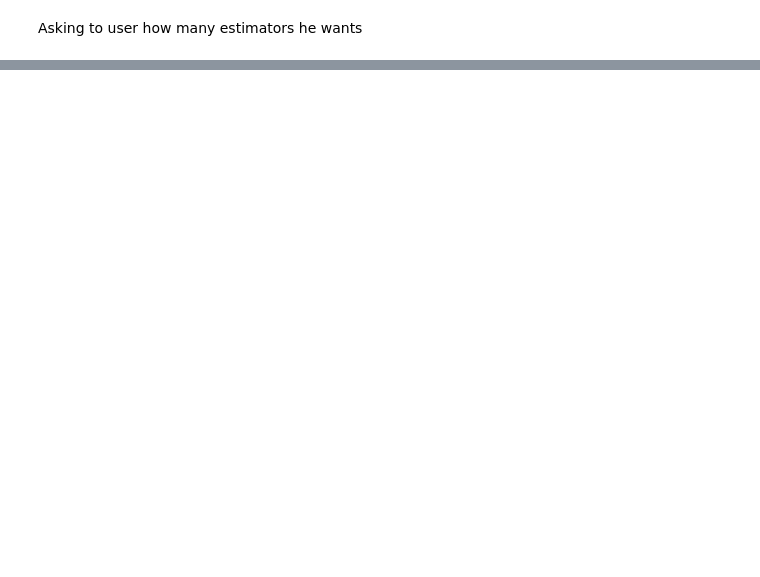
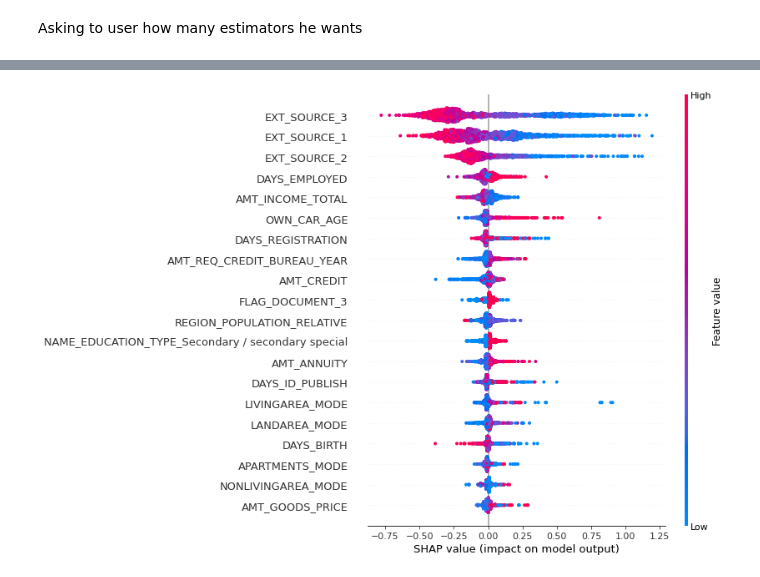
Before and after one commit to Floshonggeu/Big-Data-Applications-Project, a Jupyter notebook: Project.ipynb, the cells around one changed output, grey strips where cells are left out. Saved outputs shown, nothing was run; the diff lists cells and outputs as text; code cells hidden in the pictures; blank space fills up the shorter version.

Commit message:
Added Shap Treexeplainer

```diff
--- a/Project.ipynb
+++ b/Project.ipynb
@@ -52,6 +56,14 @@ Creating function to choose the model
 def choosemodel():
     choice = int(input("What model do you want to use?\n Write '1' for Random Forest,\n Write '2' for Gradient Boosting,\n Write '3' for XGBoost"))
     return choice
+# %%
+def eval_metrics(Y_test, targets):
+        msqe = np.sqrt(mean_squared_error(Y_test, targets))
+        mae = mean_absolute_error(Y_test, targets)
+        r2 = r2_score(Y_test, targets)
+        # Calculating accuracy using scikit-learn
+        accuracy = metrics.accuracy_score(Y_test, targets)
+        return msqe, mae, r2, accuracy
 # %%
 choice = 0
 # %% [markdown]
@@ -99,0 +89,28 @@ Accuracy =  0.9353788935378894
+# %%
+# Launching mlflow and select the chosen model
+with mlflow.start_run():
+    if (choice == 1):
+        model = RandomForestClassifier(n_estimators = estimators)
+    elif (choice == 2):
+        model = GradientBoostingClassifier(n_estimators = estimators)
+    elif (choice == 3):
+        model = xgb.XGBClassifier(n_estimators = estimators, use_label_encoder = False)
+    # Fitting the model
+    model.fit(X_train, Y_train)
+    # Predicting targets
+    targets = model.predict(X_test)
+    explainer = shap.TreeExplainer(model)
+    shap_values = explainer.shap_values(X_test)
+    np.abs(shap_values.sum(1) + explainer.expected_value - targets).max()
+    # Calculating metrics
+    (msqe, mae, r2, accuracy) = eval_metrics(Y_test, targets)
+    # Logging parameters to MLflow
+    mlflow.log_param("model", choice)
+    mlflow.log_param("estimators", estimators)
+    # Logging metrics to MLflow
+    mlflow.log_metric("msqe", msqe)
+    mlflow.log_metric("mae", mae)
+    mlflow.log_metric("r2", r2)
+    mlflow.log_metric("accuracy", accuracy)
+    # Logging model to MLflow
+    mlflow.sklearn.log_model(model, "model")
@@ -99,0 +119,4 @@ Accuracy =  0.9353788935378894
+# %%
+shap.summary_plot(shap_values, X_test)
+# %% [output]
+[figure, added]
```
Also changed, not shown: parts of 12 cells of this notebook.
